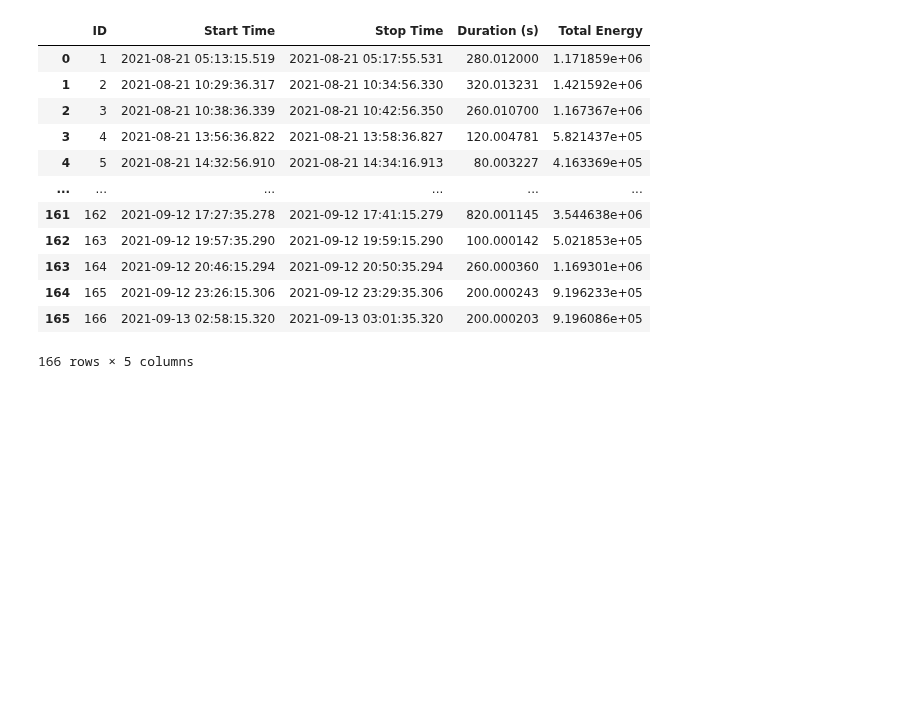
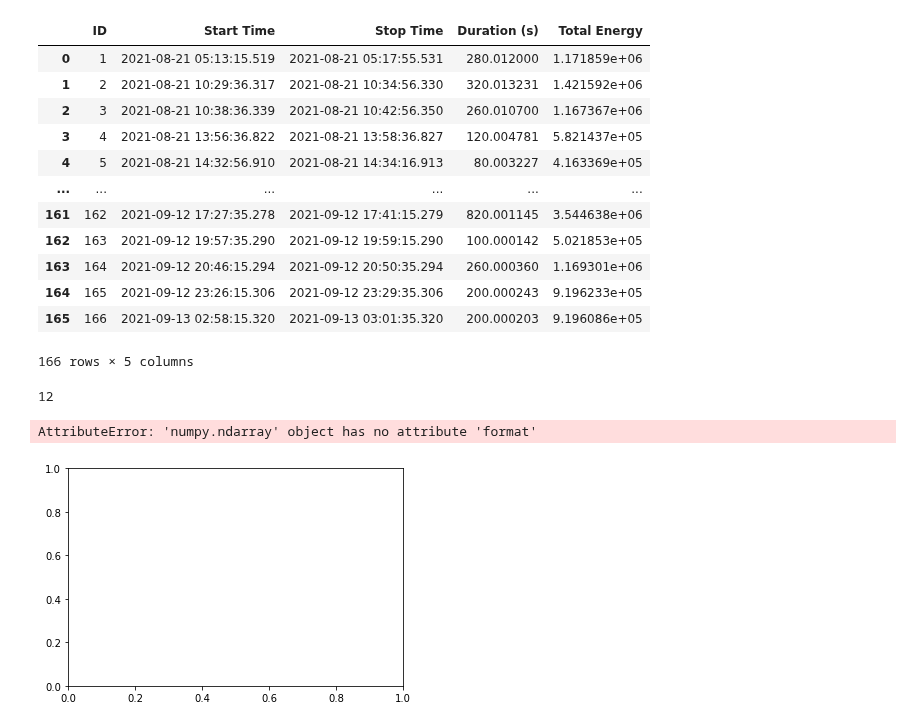
Before and after one commit to MillionConcepts/tess_swift_afpsc, a Jupyter notebook: TESS_dataClean.ipynb, the cells around one changed output. Drawn from its saved outputs; the diff is of its cells as text; code cells hidden in the pictures; blank space fills up the shorter version.

Commit message:
Wokring on plotting flares at least 20 mins in length

```diff
--- a/TESS_dataClean.ipynb
+++ b/TESS_dataClean.ipynb
@@ -124,7 +124,7 @@ def find_flare_ranges(curve,q_curve,sig,quiescence=None):
     a table of flares ranges.
 
     Adapted from MC GALEX function defs.
-    Stage: debugging"""
+    Stage: complete"""
 
     tranges = [[min(curve['Time']), max(curve['Time'])]]
     if not quiescence:
@@ -177,7 +177,7 @@ def find_flare_ranges(curve,q_curve,sig,quiescence=None):
 def refine_flare_ranges(curve,q_curve, sig=3., flare_ranges=None):
     """ Identify the start and stop indexes of a flare event after
     refining the INFF by masking out the initial flare detection indexes.
-    Adapted from MC GALEX function defs."""
+    From MC GALEX function defs."""
     time_support()
     if not flare_ranges:
         flare_ranges, _ = find_flare_ranges(curve, q_curve, sig)
@@ -300,5 +322,20 @@ FlareTable(curve,flare_ranges,energies)
 | 165 | 166 | 2021-09-13 02:58:15.320 | 2021-09-13 03:01:35.320 | 200.000203 | 9.196086e+05 |
 166 rows × 5 columns
 # %%
-for flare in flaremax:
-    while rangevalues +
+flare_20min_orgreater = []
+for flare in flare_ranges[0]:
+    if len(flare)>=60:
+        flare_20min_orgreater.append(flare)
+len(flare_20min_orgreater)
+# %% [output]
+12
+# %%
+times = curve['Time'][flare_ranges[1]]
+fluxes = curve['Flux'][flare_ranges[1]]
+
+
+for flare in flare_20min_orgreater:
+    plt.plot(times,fluxes)
+# %% [output]
+AttributeError: 'numpy.ndarray' object has no attribute 'format'
+[figure, added]
```
Also changed, not shown: parts of 6 cells of this notebook.
